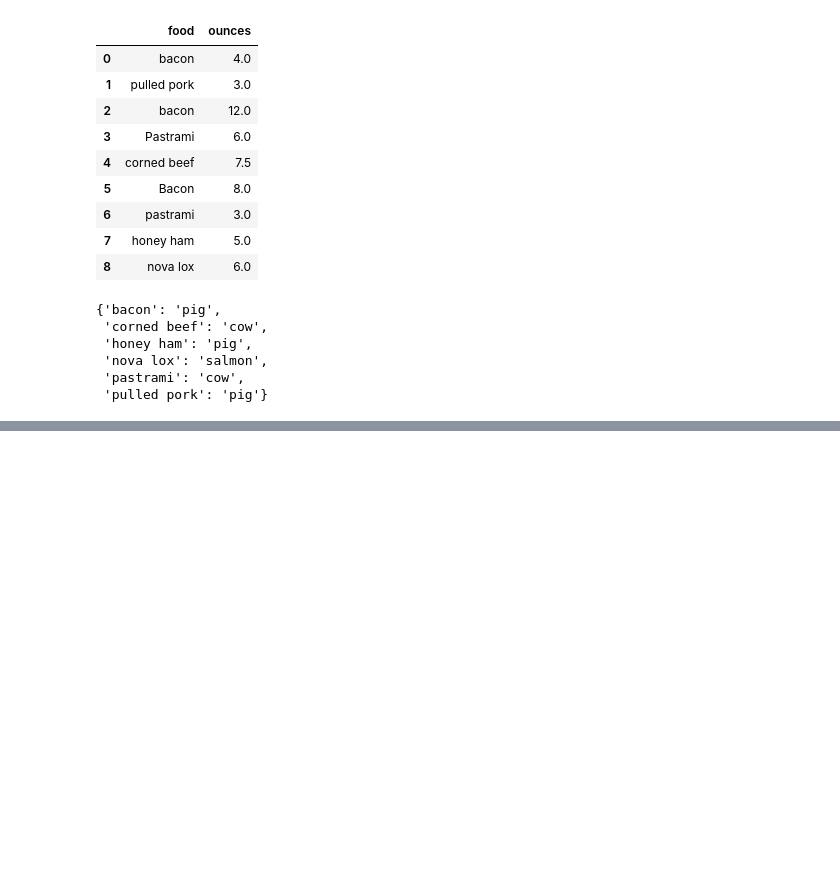
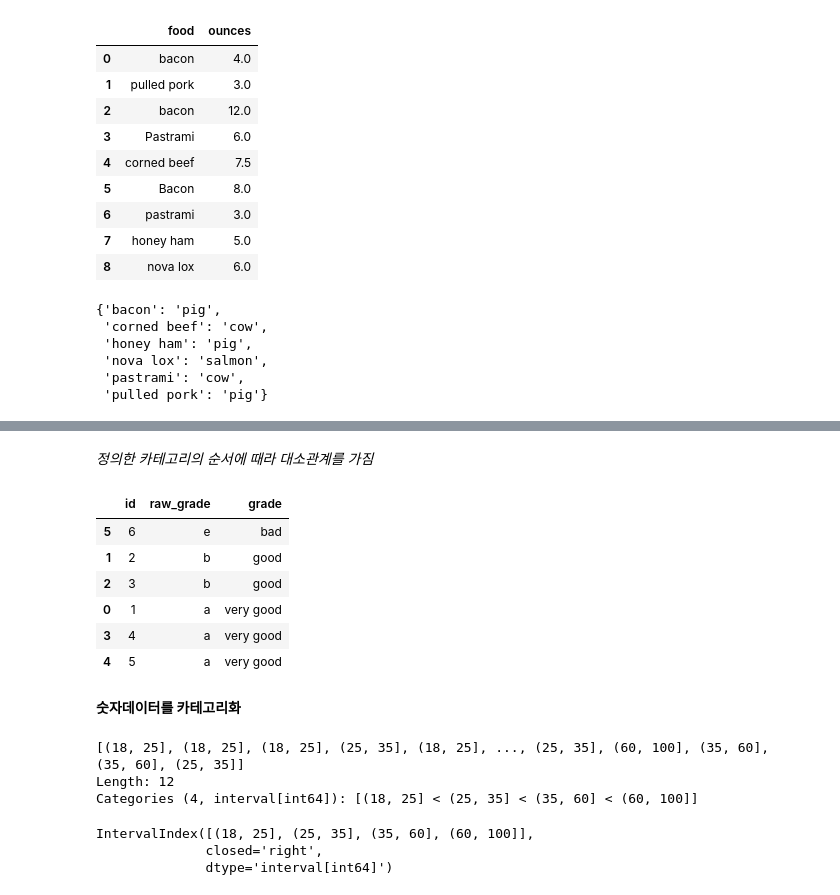
Before and after one commit to water-beetle/Python_flearning, a Jupyter notebook: #12 DataFrame_데이터_변경하기.ipynb, the cells around one changed output, grey strips where cells are left out. Cells and saved outputs as stored; diff of their text form; code cells hidden in the pictures; blank space fills up the shorter version.

```diff
--- a/#12 DataFrame_데이터_변경하기.ipynb
+++ b/#12 DataFrame_데이터_변경하기.ipynb
@@ -106,0 +181,3 @@ df2["anima"] = df2
+# %%
+#카테고리 개수를 늘리거나 줄일 때 사용
+df3["grade"] = df3["grade"].cat.set_categories(["very bad", "bad", "medium", "good", "very good"])
@@ -106,0 +195,14 @@ df2["anima"] = df2
+# %% [markdown]
+*정의한 카테고리의 순서에 때라 대소관계를 가짐*
+# %%
+df3.sort_values(by = "grade")
+# %% [output]
+|  | id | raw_grade | grade |
+| 5 | 6 | e | bad |
+| 1 | 2 | b | good |
+| 2 | 3 | b | good |
+| 0 | 1 | a | very good |
+| 3 | 4 | a | very good |
+| 4 | 5 | a | very good |
+# %% [markdown]
+**숫자데이터를 카테고리화**
@@ -106,0 +215,12 @@ df2["anima"] = df2
+# %%
+cats
+# %% [output]
+[(18, 25], (18, 25], (18, 25], (25, 35], (18, 25], ..., (25, 35], (60, 100], (35, 60], (35, 60], (25, 35]]
+Length: 12
+Categories (4, interval[int64]): [(18, 25] < (25, 35] < (35, 60] < (60, 100]]
+# %%
+cats.categories
+# %% [output]
+IntervalIndex([(18, 25], (25, 35], (35, 60], (60, 100]],
+              closed='right',
+              dtype='interval[int64]')
```
Also changed, not shown: parts of 27 cells of this notebook.
